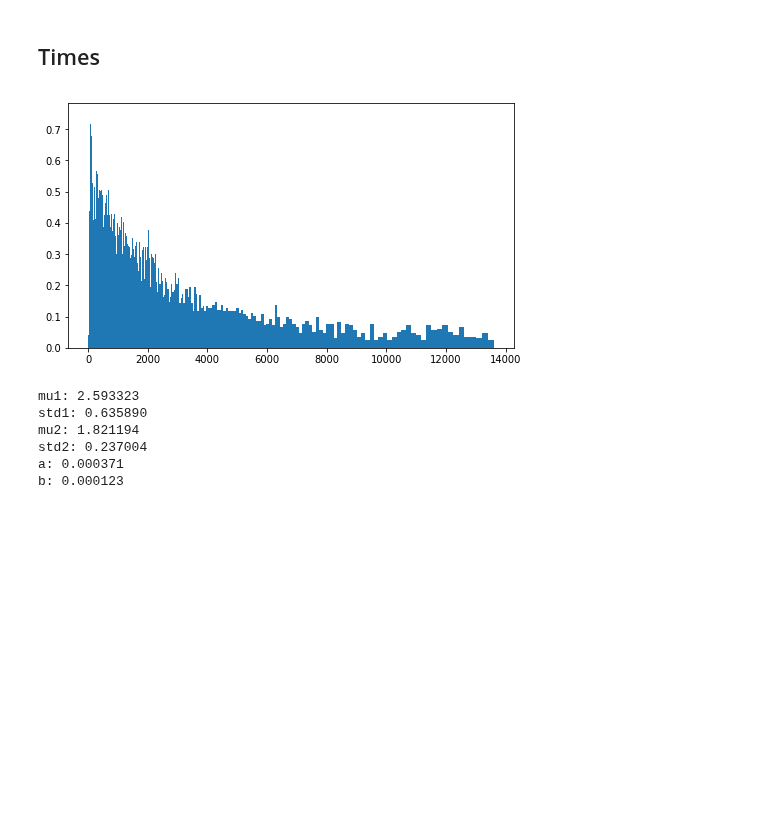
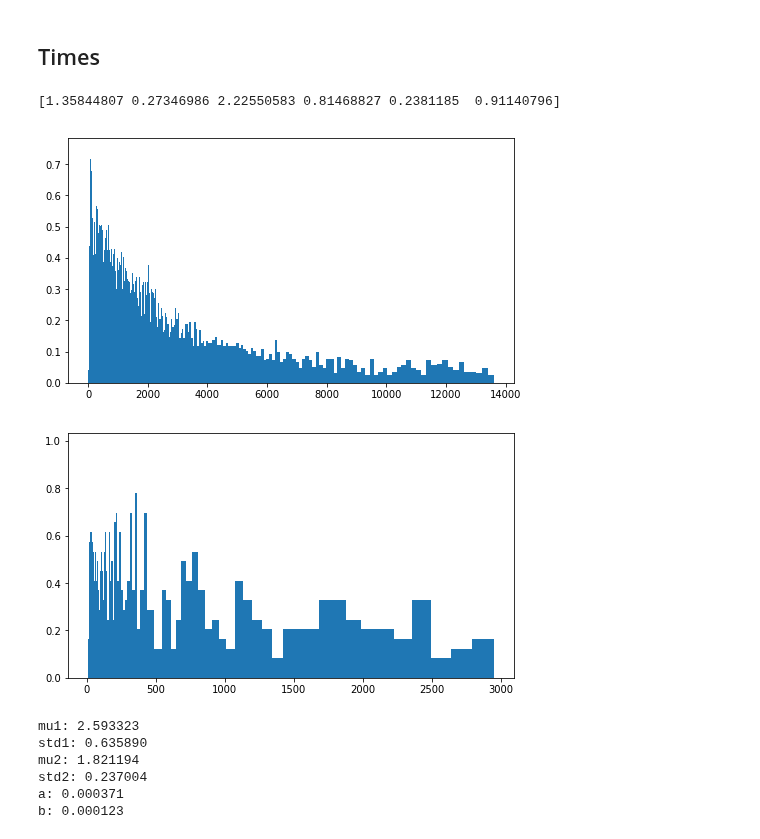
Before and after one commit to jsbarbosa/TesisFisica, a Jupyter notebook: Files/Week 14/Distributions.ipynb, the cells around one changed output. Drawn from its saved outputs; the diff is of its cells as text; code cells hidden in the pictures; blank space fills up the shorter version.

```diff
--- a/Files/Week 14/Distributions.ipynb
+++ b/Files/Week 14/Distributions.ipynb
@@ -112,25 +112,37 @@ def function(x, mu1, std1, mu2, std2, a, b):
 # %%
 times = return_times.flatten()
 pos = times != times.max()
 
 times = 1000 * times[pos]
 
 _, (bins, freq) = plotHistogram(times, log = True)
+_, (bins2, freq2) = plotHistogram(1000 * symmetric[:, 0], log = True, bins = 100)
 
 popt, pcov = curve_fit(function, bins, freq, bounds = (([-np.inf] * 4 + [0] * 2), ([np.inf] * 4 + [1] * 2)))
 mu1, std1, mu2, std2, a, b = popt
 
+popt2, pcov2 = curve_fit(function, bins2, freq2, bounds = (([-np.inf] * 4 + [0] * 2), ([np.inf] * 4 + [1] * 2)))
+mu12, std12, mu22, std22, a2, b2 = popt2
+print(popt2)
+
 x = np.logspace(0, 6, 500)
 y = function(x, *popt)
+y2 = function(x, *popt2)
 
 int_ = np.trapz(y, x = x)
+int_2 = np.trapz(y2, x = x)
 
 popt[-2:] *= 1 / int_
+popt2[-2:] *= 1 / int_2
+
 y = y / int_
+y2 = y2 / int_2
 
 mu2, std2, mu1, std1, b, a = popt
 # %% [output]
+[1.35844807 0.27346986 2.22550583 0.81468827 0.2381185  0.91140796]
 [figure]
+[figure, added]
 # %%
 print('mu1: %f\nstd1: %f\nmu2: %f\nstd2: %f\na: %f\nb: %f' % tuple(popt) )
 # %% [output]
```
Also changed, not shown: parts of 5 cells of this notebook, 2 other files.
